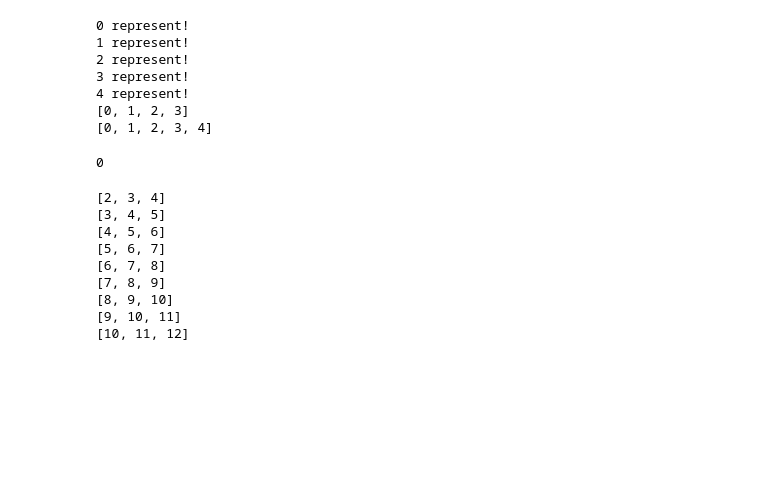
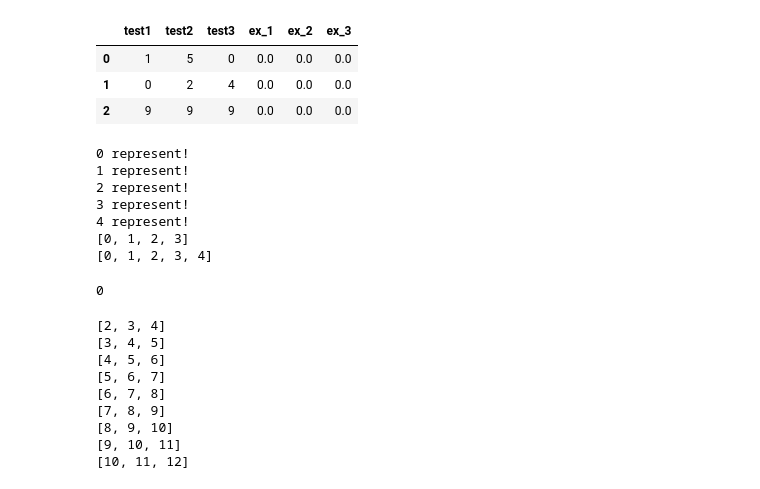
Before and after one commit to hliu56/mass-suite, a Jupyter notebook: dev/mss_mp.ipynb, the cells around one changed output. Cells and saved outputs as stored; diff of their text form; code cells hidden in the pictures; blank space fills up the shorter version.

```diff
--- a/dev/mss_mp.ipynb
+++ b/dev/mss_mp.ipynb
@@ -24,3 +27,14 @@ Trying to unpickle estimator RandomForestClassifier from version 0.22.2.post1 wh
+# %%
+dummydata = [[1,5,0],[0,2,4],[9,9,9]]
+df = pd.DataFrame(dummydata, columns=['test1','test2','test3'])
+insert_col = ['ex_1','ex_2','ex_3']
+df[insert_col] = pd.DataFrame([np.zeros(len(insert_col))], index=df.index)
+df
+# %% [output]
+|  | test1 | test2 | test3 | ex_1 | ex_2 | ex_3 |
+| 0 | 1 | 5 | 0 | 0.0 | 0.0 | 0.0 |
+| 1 | 0 | 2 | 4 | 0.0 | 0.0 | 0.0 |
+| 2 | 9 | 9 | 9 | 0.0 | 0.0 | 0.0 |
 # %%
 import multiprocessing
 
```
Also changed, not shown: parts of 1 cell of this notebook, 3 other files.
